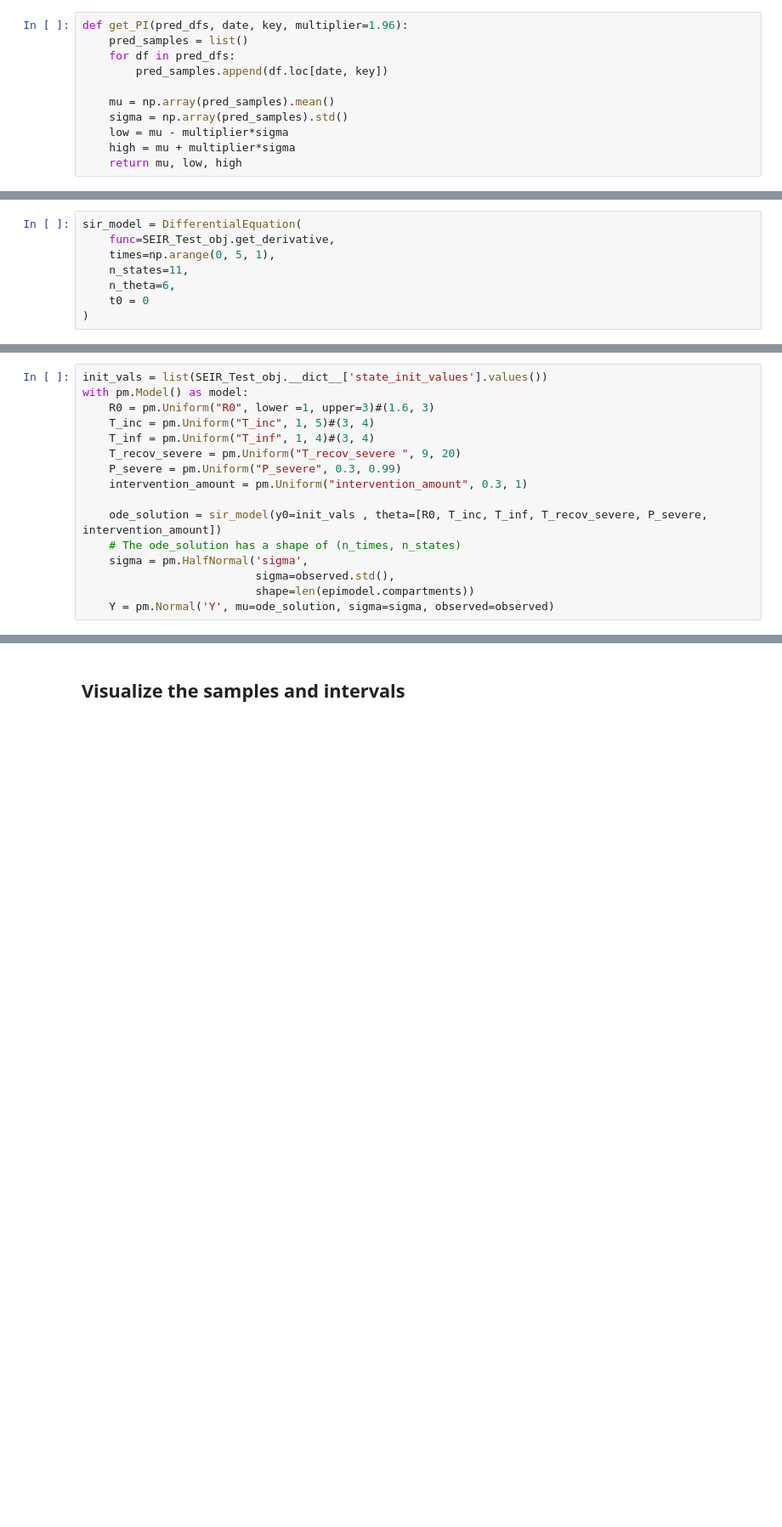
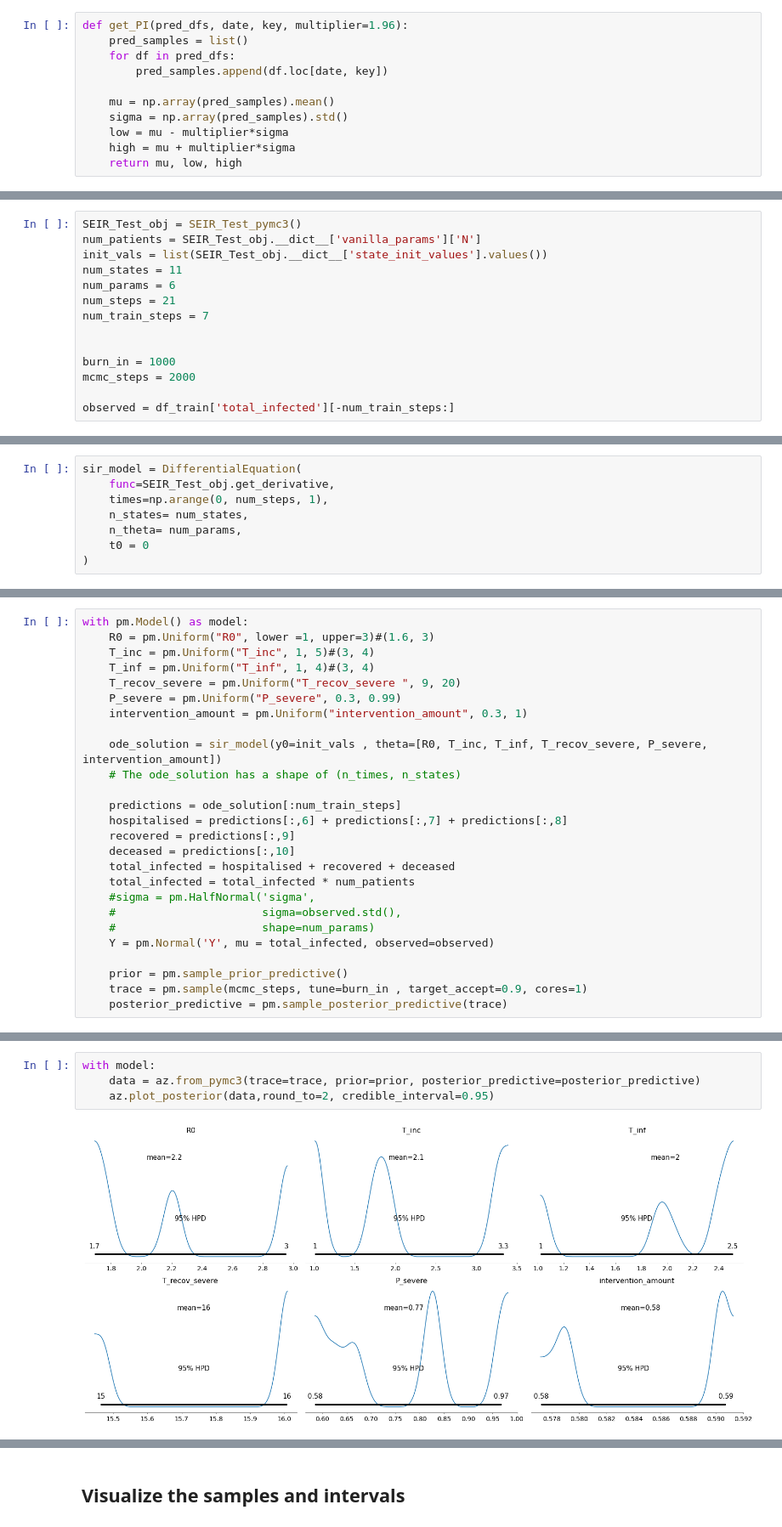
Before and after one commit to WadhwaniAI/covid-modelling, a Jupyter notebook: notebooks/seir/[TRY] pymc3.ipynb, the cells around one changed output, grey strips where cells are left out. Shown: that part at 85% size. Saved outputs shown, nothing was run; the diff lists cells and outputs as text; blank space fills up the shorter version.

```diff
--- a/notebooks/seir/[TRY] pymc3.ipynb
+++ b/notebooks/seir/[TRY] pymc3.ipynb
@@ -384,0 +283,14 @@ df_train
+# %%
+SEIR_Test_obj = SEIR_Test_pymc3()
+num_patients = SEIR_Test_obj.__dict__['vanilla_params']['N']
+init_vals = list(SEIR_Test_obj.__dict__['state_init_values'].values())
+num_states = 11
+num_params = 6
+num_steps = 21
+num_train_steps = 7
+
+
+burn_in = 1000
+mcmc_steps = 2000
+
+observed = df_train['total_infected'][-num_train_steps:]
@@ -385,8 +310,8 @@ df_train
 # %%
 sir_model = DifferentialEquation(
     func=SEIR_Test_obj.get_derivative,
-    times=np.arange(0, 5, 1),
-    n_states=11,
-    n_theta=6,
+    times=np.arange(0, num_steps, 1),
+    n_states= num_states,
+    n_theta= num_params,
     t0 = 0
 )
@@ -396,5 +318,4 @@ y t Subtensor{int64::}.0
 # %%
-init_vals = list(SEIR_Test_obj.__dict__['state_init_values'].values())
 with pm.Model() as model:
     R0 = pm.Uniform("R0", lower =1, upper=3)#(1.6, 3)
     T_inc = pm.Uniform("T_inc", 1, 5)#(3, 4)
@@ -405,8 +326,19 @@ with pm.Model() as model:
 
     ode_solution = sir_model(y0=init_vals , theta=[R0, T_inc, T_inf, T_recov_severe, P_severe, intervention_amount])
     # The ode_solution has a shape of (n_times, n_states)
-    sigma = pm.HalfNormal('sigma',
-                          sigma=observed.std(),
-                          shape=len(epimodel.compartments))
-    Y = pm.Normal('Y', mu=ode_solution, sigma=sigma, observed=observed)
+
+    predictions = ode_solution[:num_train_steps]
+    hospitalised = predictions[:,6] + predictions[:,7] + predictions[:,8]
+    recovered = predictions[:,9]
+    deceased = predictions[:,10]
+    total_infected = hospitalised + recovered + deceased
+    total_infected = total_infected * num_patients
+    #sigma = pm.HalfNormal('sigma',
+    #                      sigma=observed.std(),
+    #                      shape=num_params)
+    Y = pm.Normal('Y', mu = total_infected, observed=observed)
+
+    prior = pm.sample_prior_predictive()
+    trace = pm.sample(mcmc_steps, tune=burn_in , target_accept=0.9, cores=1)
+    posterior_predictive = pm.sample_posterior_predictive(trace)
 # %% [output]
@@ -431,0 +365,6 @@ len(mcmc[0][0])
+# %%
+with model:
+    data = az.from_pymc3(trace=trace, prior=prior, posterior_predictive=posterior_predictive)
+    az.plot_posterior(data,round_to=2, credible_interval=0.95)
+# %% [output]
+[figure, added]
```
Also changed, not shown: parts of 58 cells of this notebook.
